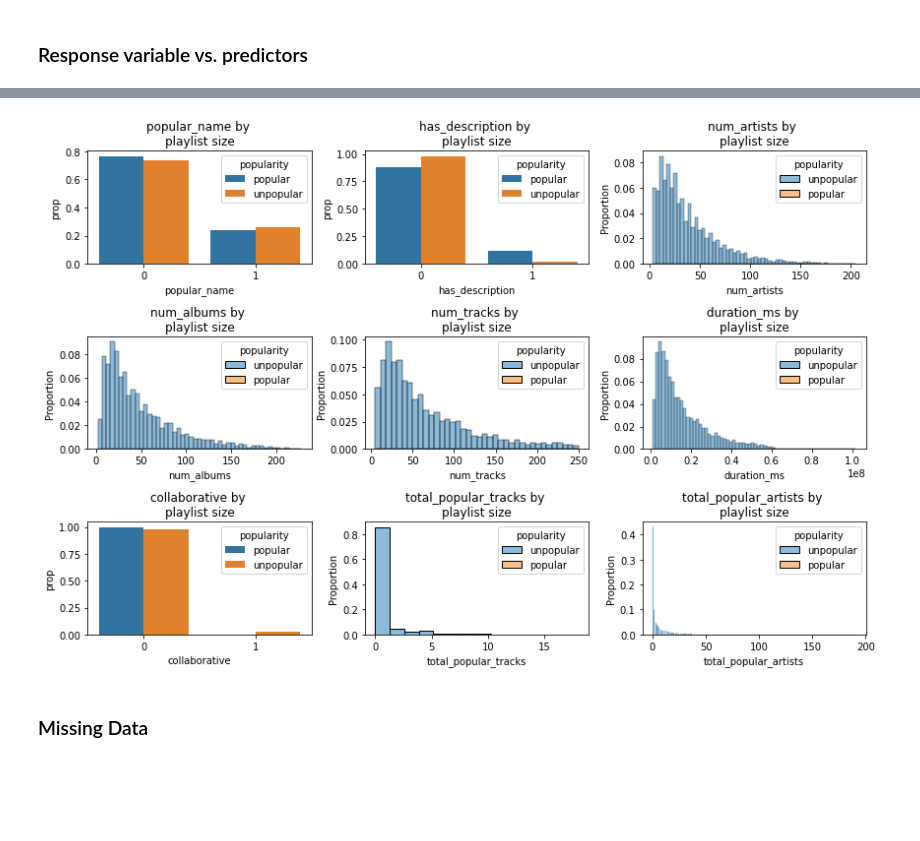
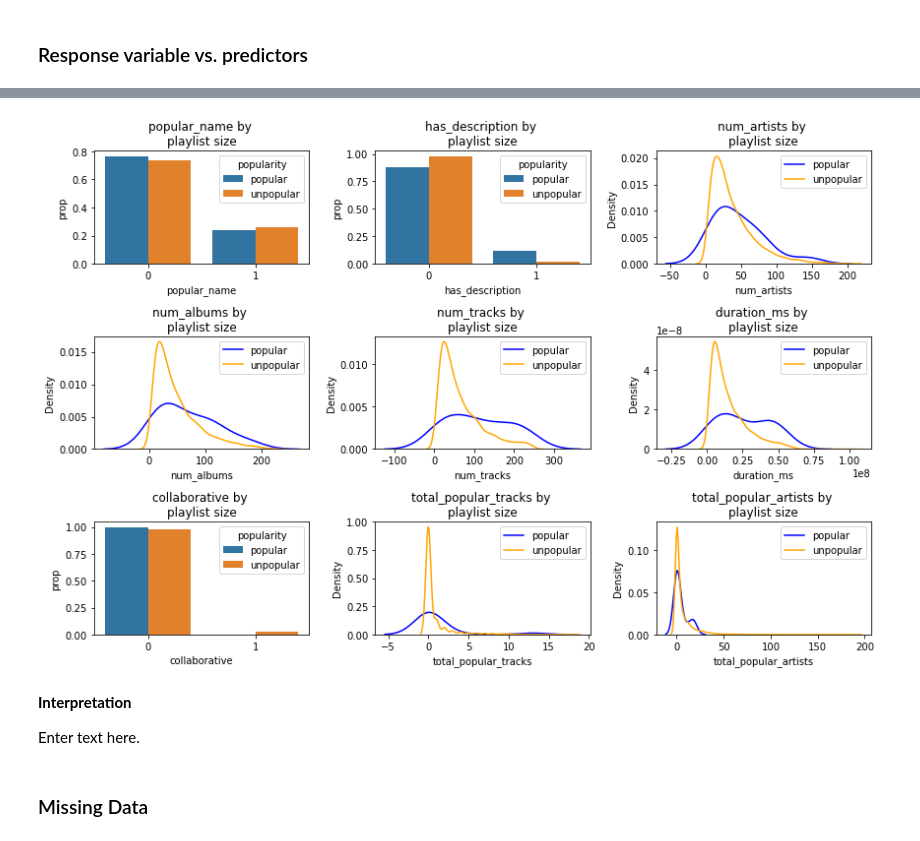
Before and after one commit to danielagarcia319/cs109a-final-project, a Jupyter notebook: Milestone_2.ipynb, the cells around one changed output, grey strips where cells are left out. Cells and saved outputs as stored; diff of their text form; code cells hidden in the pictures; blank space fills up the shorter version.

```diff
--- a/Milestone 2.ipynb
+++ b/Milestone_2.ipynb
@@ -65,4 +59,3 @@ for file in file_names:
 # %%
 # sample data
-playlist_data_sample = playlist_data_raw.sample(10000, random_state = 109, ignore_index = True)
-playlist_data_sample.head()
+playlist_data_sample = playlist_data_raw.sample(5e5, random_state = 109, ignore_index = True)
@@ -76,5 +62,8 @@ playlist_data_sample.head()
 # %%
-# # save sampled dataset so that above process doesn't need to be rerun each time
-
-# data_sample_file = "/Users/ilonademler/Documents/Harvard/Junior_fall/cs_109/final_project/cs109a-final-project/Data/data_sample.csv"
-# playlist_data_sample.to_csv(data_sample_file)
+# save sampled dataset or load dataset (if already saved)
+data_sample_file_500K = "/Users/danielagarcia/OneDrive - Harvard University/Sophomore Year/CS109a/jupyter/cs109a-final-project/Data/data_sample_500K.csv"
+if os.path.exists(datat_sample_file_500K):
+    data_sam = pd.read_csv(data_sample_file_500K)
+    playlist_data_sample = data_sam[[c for c in data_sam.columns if 'Unnamed' not in c]]
+else:
+    playlist_data_sample.to_csv(data_sample_file_500K)
@@ -345,43 +286,43 @@ fig.tight_layout();
 cat_vars = ["popular_name", "has_description", "collaborative"]
 col_names = list(X_train.columns)
 
 # creating whole training set so I can group by y_train_cat and do normalized plots with
 # percentages rather than counts
 train = X_train.copy()
 train['popularity'] = y_train_cat
 
 # looping through and doing subplots
 fig, ax = plt.subplots(3,3, figsize=(12,8))
 for i in range(len(col_names)):
 
     # using this so I can assign the plots to the proper axes
     col = i%3
     row = int((i - i%3)/3)
 
     if col_names[i] in cat_vars:
         # want a boxplot for discrete variables, stratified by outcome
-        this_train = train.groupby('popularity')[col_names[i]].value_counts(normalize=True)
+        this_train = train.groupby('popularity')[col_names[i]].value_counts(normalize = True)
         this_train = this_train.rename('prop').reset_index()
-        sns.barplot(x=col_names[i], y='prop', hue='popularity', data=this_train, ax=ax[row,col])
-        #ax[row,col].bar(y_train_cat, X_train[col_names[i]])
-        #ax[row,col].set_yscale('log')
+        sns.barplot(x = col_names[i], y = 'prop', hue = 'popularity', data = this_train, ax = ax[row,col])
 
     else:
         # doing a histograms for continuous, filling for the category
         # getting normalized values for the counts
-        #ax[row,col].hist(X_train[col_names[i]][y_train_cat == "popular"], color = "blue", alpha = 0.3, label = "popular")
-        #ax[row,col].hist(X_train[col_names[i]][y_train_cat == "unpopular"], color = "green", alpha = 0.3, label = "unpopular")
-        # getting normalized values for the counts
-        sns.histplot(x = col_names[i], hue = 'popularity', stat='proportion', data = train, ax=ax[row,col])
-        #sns.kdeplot(x = col_names[i], hue = 'popularity', data = train, ax=ax[row,col], fill=True)
+        sns.kdeplot(x = col_names[i], color = "blue", data = train[y_train_cat == "popular"], ax = ax[row,col], label = "popular")
+        sns.kdeplot(x = col_names[i], color = "orange", data = train[y_train_cat == "unpopular"], ax = ax[row,col], label = "unpopular")
+        ax[row,col].legend()
 
     # formatting the plots with appropriate labels
     ax[row,col].set_xlabel(col_names[i])
     ax[row,col].set_title(f'{col_names[i]} by \nplaylist size')
 
 fig.tight_layout();
 # %% [output]
-[figure, old version]
+[figure, new version]
+# %% [markdown]
+**Interpretation**
+
+Enter text here.
 # %% [markdown]
 ### Missing Data
 # %% [markdown]
```
Also changed, not shown: parts of 10 cells of this notebook, 2 other files.
